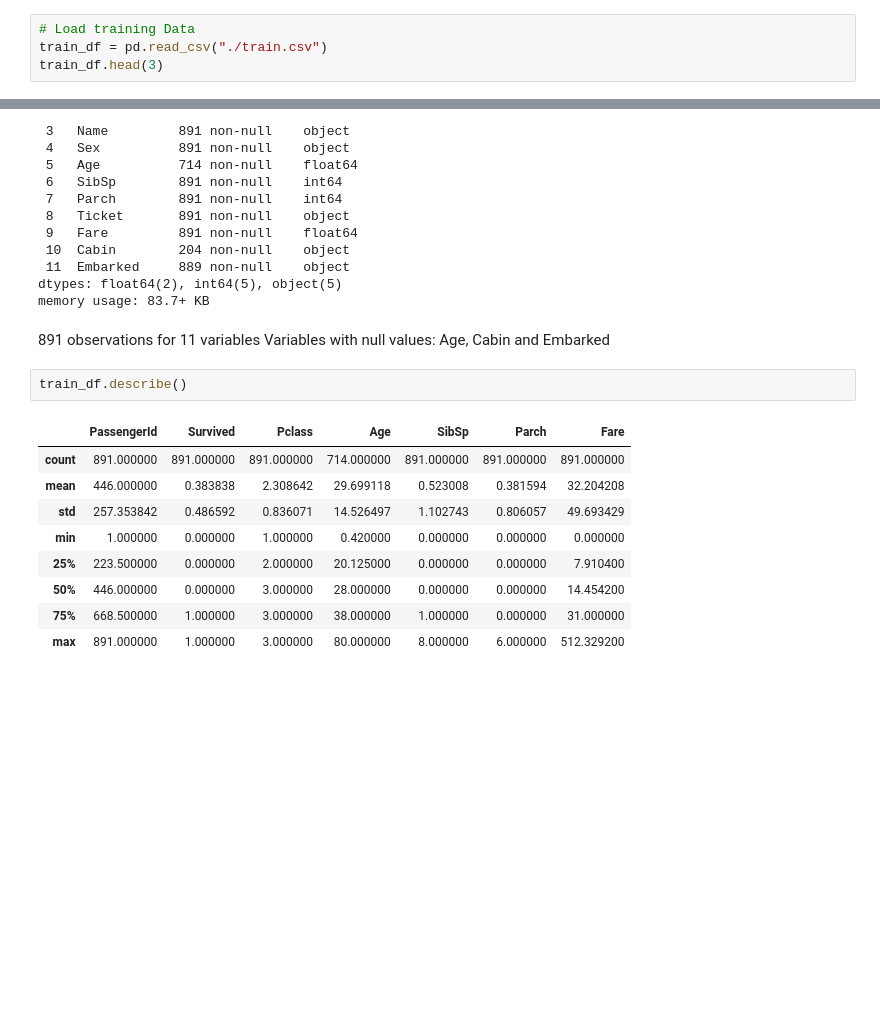
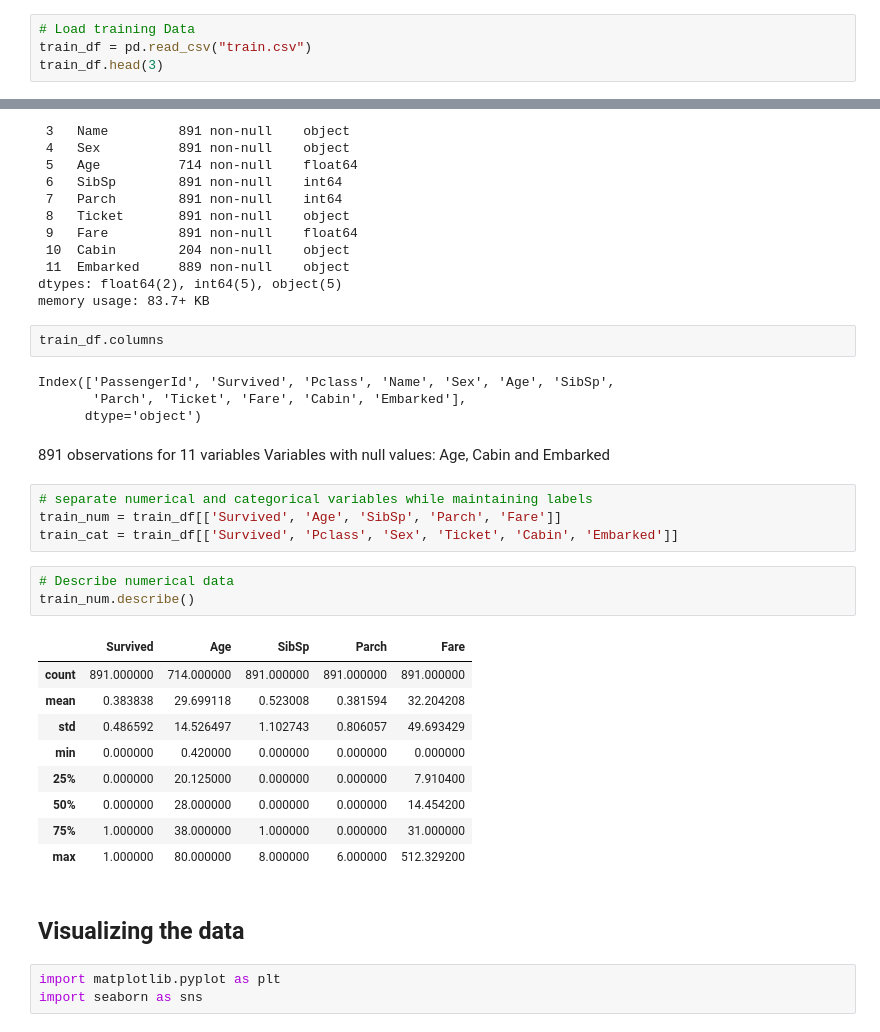
Before and after one commit to iwutung/Titanic-Machine-Learning-from-Disaster, a Jupyter notebook: Titanic-notebook.ipynb, the cells around one changed output, grey strips where cells are left out. Drawn from its saved outputs; the diff is of its cells as text; blank space fills up the shorter version.

```diff
--- a/Titanic-notebook.ipynb
+++ b/Titanic-notebook.ipynb
@@ -30,7 +12,7 @@ print(os.listdir("./"))
 ['.DS_Store', 'test.csv', 'README.md', 'train.csv', '.ipynb_checkpoints', 'Titanic-notebook.ipynb', '.git', 'gender_submission.csv']
 # %%
 # Load training Data
-train_df = pd.read_csv("./train.csv")
+train_df = pd.read_csv("train.csv")
 train_df.head(3)
 # %% [output]
 |  | PassengerId | Survived | Pclass | Name | Sex | Age | SibSp | Parch | Ticket | Fare | ... |
@@ -59,18 +41,34 @@ Data columns (total 12 columns):
  11  Embarked     889 non-null    object
 dtypes: float64(2), int64(5), object(5)
 memory usage: 83.7+ KB
-# %% [markdown]
-891 observations for 11 variables
-Variables with null values: Age, Cabin and Embarked
+# %%
+train_df.columns
+# %% [output]
+Index(['PassengerId', 'Survived', 'Pclass', 'Name', 'Sex', 'Age', 'SibSp',
+       'Parch', 'Ticket', 'Fare', 'Cabin', 'Embarked'],
+      dtype='object')
+# %% [markdown]
+891 observations for 11 variables
+Variables with null values: Age, Cabin and Embarked
+# %%
+# separate numerical and categorical variables while maintaining labels
+train_num = train_df[['Survived', 'Age', 'SibSp', 'Parch', 'Fare']]
+train_cat = train_df[['Survived', 'Pclass', 'Sex', 'Ticket', 'Cabin', 'Embarked']]
 # %%
-train_df.describe()
+# Describe numerical data
+train_num.describe()
 # %% [output]
-|  | PassengerId | Survived | Pclass | Age | SibSp | Parch | Fare |
-| count | 891.000000 | 891.000000 | 891.000000 | 714.000000 | 891.000000 | 891.000000 | 891.000000 |
-| mean | 446.000000 | 0.383838 | 2.308642 | 29.699118 | 0.523008 | 0.381594 | 32.204208 |
-| std | 257.353842 | 0.486592 | 0.836071 | 14.526497 | 1.102743 | 0.806057 | 49.693429 |
-| min | 1.000000 | 0.000000 | 1.000000 | 0.420000 | 0.000000 | 0.000000 | 0.000000 |
-| 25% | 223.500000 | 0.000000 | 2.000000 | 20.125000 | 0.000000 | 0.000000 | 7.910400 |
-| 50% | 446.000000 | 0.000000 | 3.000000 | 28.000000 | 0.000000 | 0.000000 | 14.454200 |
-| 75% | 668.500000 | 1.000000 | 3.000000 | 38.000000 | 1.000000 | 0.000000 | 31.000000 |
-| max | 891.000000 | 1.000000 | 3.000000 | 80.000000 | 8.000000 | 6.000000 | 512.329200 |
+|  | Survived | Age | SibSp | Parch | Fare |
+| count | 891.000000 | 714.000000 | 891.000000 | 891.000000 | 891.000000 |
+| mean | 0.383838 | 29.699118 | 0.523008 | 0.381594 | 32.204208 |
+| std | 0.486592 | 14.526497 | 1.102743 | 0.806057 | 49.693429 |
+| min | 0.000000 | 0.420000 | 0.000000 | 0.000000 | 0.000000 |
+| 25% | 0.000000 | 20.125000 | 0.000000 | 0.000000 | 7.910400 |
+| 50% | 0.000000 | 28.000000 | 0.000000 | 0.000000 | 14.454200 |
+| 75% | 1.000000 | 38.000000 | 1.000000 | 0.000000 | 31.000000 |
+| max | 1.000000 | 80.000000 | 8.000000 | 6.000000 | 512.329200 |
+# %% [markdown]
+## Visualizing the data
+# %%
+import matplotlib.pyplot as plt
+import seaborn as sns
```
Also changed, not shown: parts of 16 cells of this notebook.
